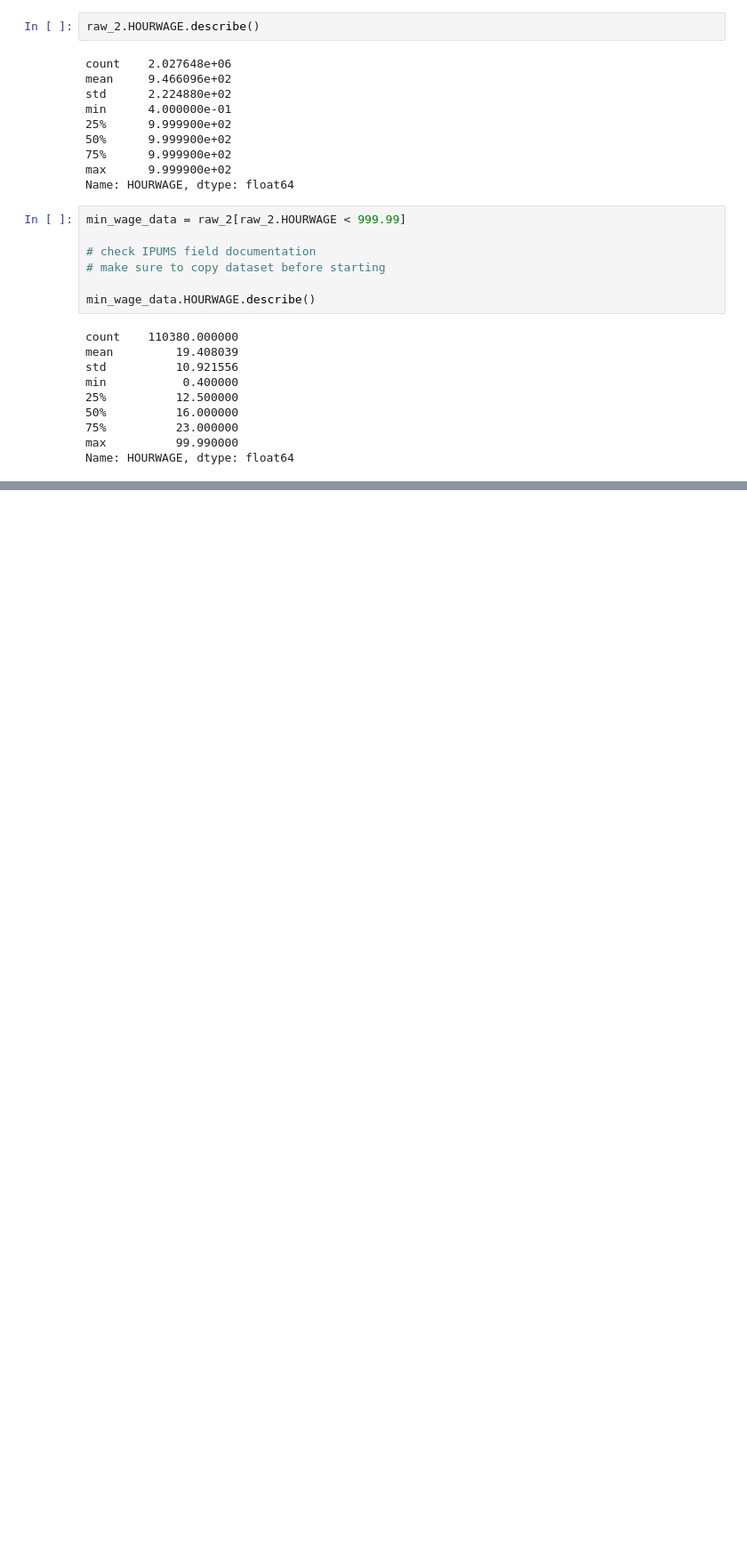
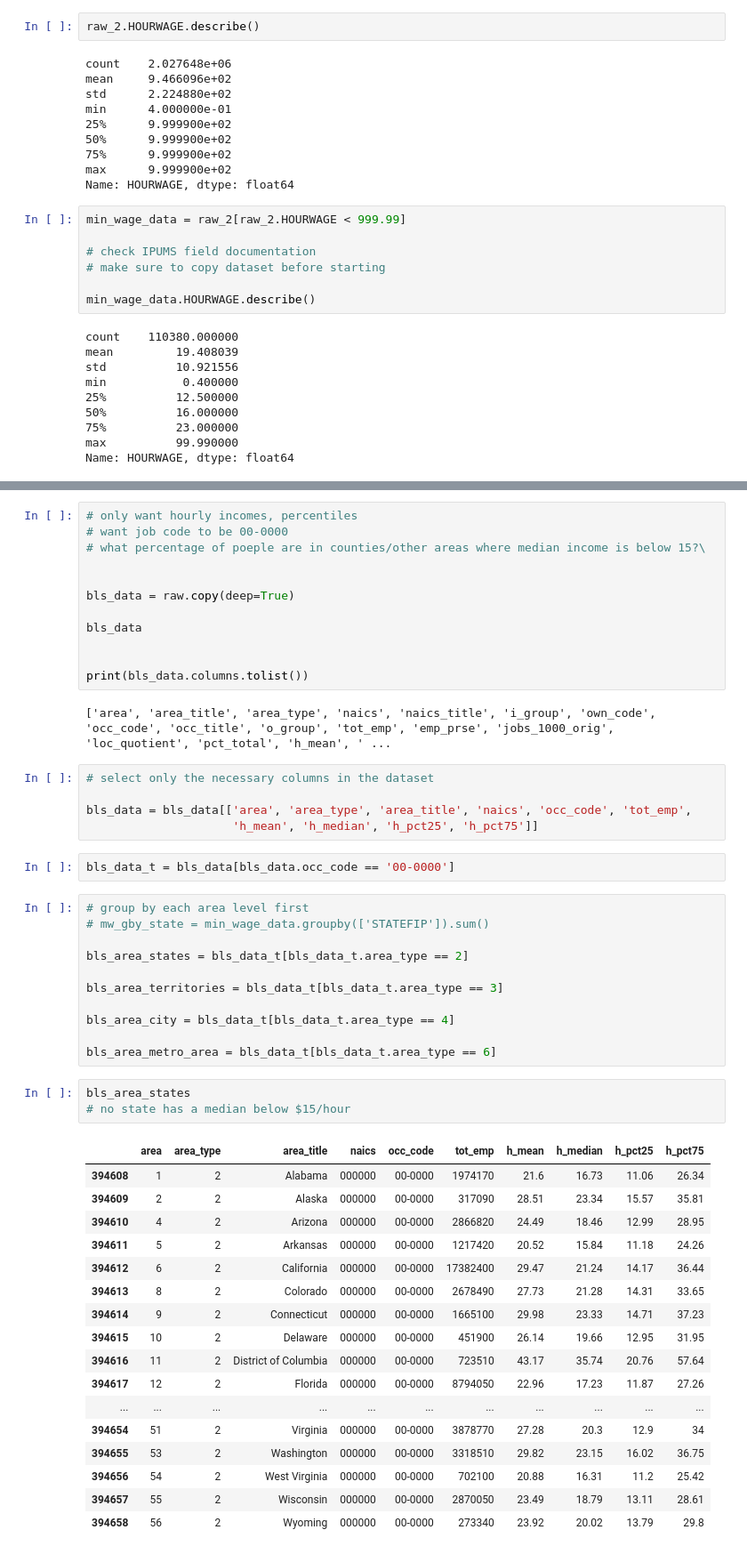
Before and after one commit to UBICenter/min-wage, a Jupyter notebook: jb/min_wage_script.ipynb, the cells around one changed output, grey strips where cells are left out. Shown at 89% size. Saved outputs shown, nothing was run; the diff lists cells and outputs as text; blank space fills up the shorter version.

```diff
--- a/jb/min_wage_script.ipynb
+++ b/jb/min_wage_script.ipynb
@@ -243,0 +145,53 @@ PaladinTemp                          thesis
+# %%
+# only want hourly incomes, percentiles
+# want job code to be 00-0000
+# what percentage of poeple are in counties/other areas where median income is below 15?\
+
+
+bls_data = raw.copy(deep=True)
+
+bls_data
+
+
+print(bls_data.columns.tolist())
+# %% [output]
+['area', 'area_title', 'area_type', 'naics', 'naics_title', 'i_group', 'own_code', 'occ_code', 'occ_title', 'o_group', 'tot_emp', 'emp_prse', 'jobs_1000_orig', 'loc_quotient', 'pct_total', 'h_mean', ' ...
+# %%
+# select only the necessary columns in the dataset
+
+bls_data = bls_data[['area', 'area_type', 'area_title', 'naics', 'occ_code', 'tot_emp',
+                     'h_mean', 'h_median', 'h_pct25', 'h_pct75']]
+# %%
+bls_data_t = bls_data[bls_data.occ_code == '00-0000']
+# %%
+# group by each area level first
+# mw_gby_state = min_wage_data.groupby(['STATEFIP']).sum()
+
+bls_area_states = bls_data_t[bls_data_t.area_type == 2]
+
+bls_area_territories = bls_data_t[bls_data_t.area_type == 3]
+
+bls_area_city = bls_data_t[bls_data_t.area_type == 4]
+
+bls_area_metro_area = bls_data_t[bls_data_t.area_type == 6]
+# %%
+bls_area_states
+# no state has a median below $15/hour
+# %% [output]
+|  | area | area_type | area_title | naics | occ_code | tot_emp | h_mean | h_median | h_pct25 | h_pct75 |
+| 394608 | 1 | 2 | Alabama | 000000 | 00-0000 | 1974170 | 21.6 | 16.73 | 11.06 | 26.34 |
+| 394609 | 2 | 2 | Alaska | 000000 | 00-0000 | 317090 | 28.51 | 23.34 | 15.57 | 35.81 |
+| 394610 | 4 | 2 | Arizona | 000000 | 00-0000 | 2866820 | 24.49 | 18.46 | 12.99 | 28.95 |
+| 394611 | 5 | 2 | Arkansas | 000000 | 00-0000 | 1217420 | 20.52 | 15.84 | 11.18 | 24.26 |
+| 394612 | 6 | 2 | California | 000000 | 00-0000 | 17382400 | 29.47 | 21.24 | 14.17 | 36.44 |
+| 394613 | 8 | 2 | Colorado | 000000 | 00-0000 | 2678490 | 27.73 | 21.28 | 14.31 | 33.65 |
+| 394614 | 9 | 2 | Connecticut | 000000 | 00-0000 | 1665100 | 29.98 | 23.33 | 14.71 | 37.23 |
+| 394615 | 10 | 2 | Delaware | 000000 | 00-0000 | 451900 | 26.14 | 19.66 | 12.95 | 31.95 |
+| 394616 | 11 | 2 | District of Columbia | 000000 | 00-0000 | 723510 | 43.17 | 35.74 | 20.76 | 57.64 |
+| 394617 | 12 | 2 | Florida | 000000 | 00-0000 | 8794050 | 22.96 | 17.23 | 11.87 | 27.26 |
+| ... | ... | ... | ... | ... | ... | ... | ... | ... | ... | ... |
+| 394654 | 51 | 2 | Virginia | 000000 | 00-0000 | 3878770 | 27.28 | 20.3 | 12.9 | 34 |
+| 394655 | 53 | 2 | Washington | 000000 | 00-0000 | 3318510 | 29.82 | 23.15 | 16.02 | 36.75 |
+| 394656 | 54 | 2 | West Virginia | 000000 | 00-0000 | 702100 | 20.88 | 16.31 | 11.2 | 25.42 |
+| 394657 | 55 | 2 | Wisconsin | 000000 | 00-0000 | 2870050 | 23.49 | 18.79 | 13.11 | 28.61 |
+| 394658 | 56 | 2 | Wyoming | 000000 | 00-0000 | 273340 | 23.92 | 20.02 | 13.79 | 29.8 |
```
Also changed, not shown: parts of 14 cells of this notebook, 1 other file.
